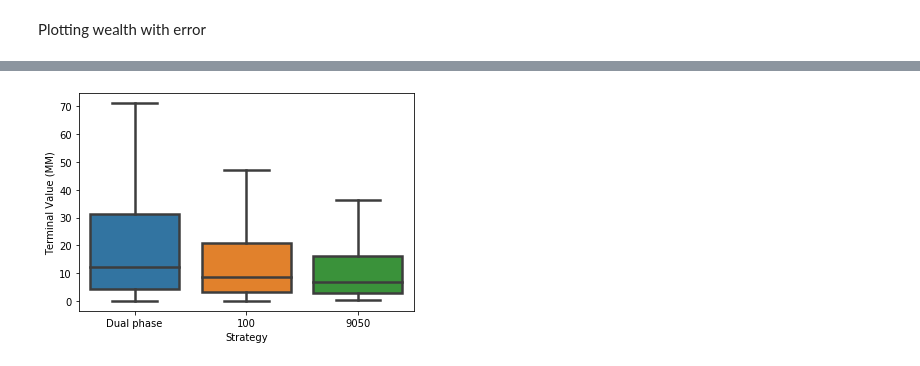
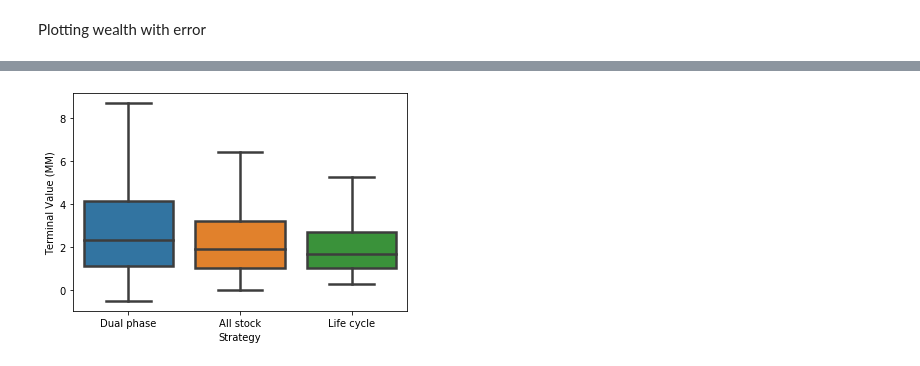
Before and after one commit to neriksen/applied_finance, a Jupyter notebook: Plotter.ipynb, the cells around one changed output, grey strips where cells are left out. Cells and saved outputs as stored; diff of their text form; code cells hidden in the pictures.

```diff
--- a/Plotter.ipynb
+++ b/Plotter.ipynb
@@ -125,10 +125,5 @@ savings_year.index = pd.to_datetime(savings_year.index, format='%Y')
 savings_month = (savings_year.resample('BMS').pad() / 12)['Earnings'].values
 investments = savings_month * 0.05
 ports = cr.fetch_returns(sim_type = 'garch',
-                         random_seeds = range(10000),
-                         GAMMA = 2.0,
-                         YEARLY_RF = 0.02,
-                         YEARLY_MR = 0.04,
-                         COST = 0.002,
-                         save_to_file = False)
+                         random_seeds = range(10000))
 ports["Dual phase"] = ports["tv_u"].values-ports["total_debt"].values
@@ -195,11 +190,13 @@ Text(0, 0.5, 'Probability Density')
 # %%
 x = ports[["Dual phase","100","9050"]]
-x = x.loc[720,]
+x = x.rename(columns={'100': 'All stock', '9050': 'Life cycle'})
+x = x.loc[(slice(None), 600),:]
 x = pd.melt(x)
 x['value'] = x['value'].div(1000000) #Convert into millions
 ax = sns.boxplot(x='variable',y='value',data=x,showfliers = False,linewidth=2.5)
 plt.ylabel("Terminal Value (MM)")
 plt.xlabel("Strategy")
 plt.ticklabel_format(style='plain', axis='y',useOffset=True)
+plt.savefig("C:\\Users\\caspe\\applied_finance\\Empirical\\boxplot.png")
 # %% [output]
-[figure, old version]
+[figure, new version]
```
Also changed, not shown: parts of 5 cells of this notebook, 10 other files.
